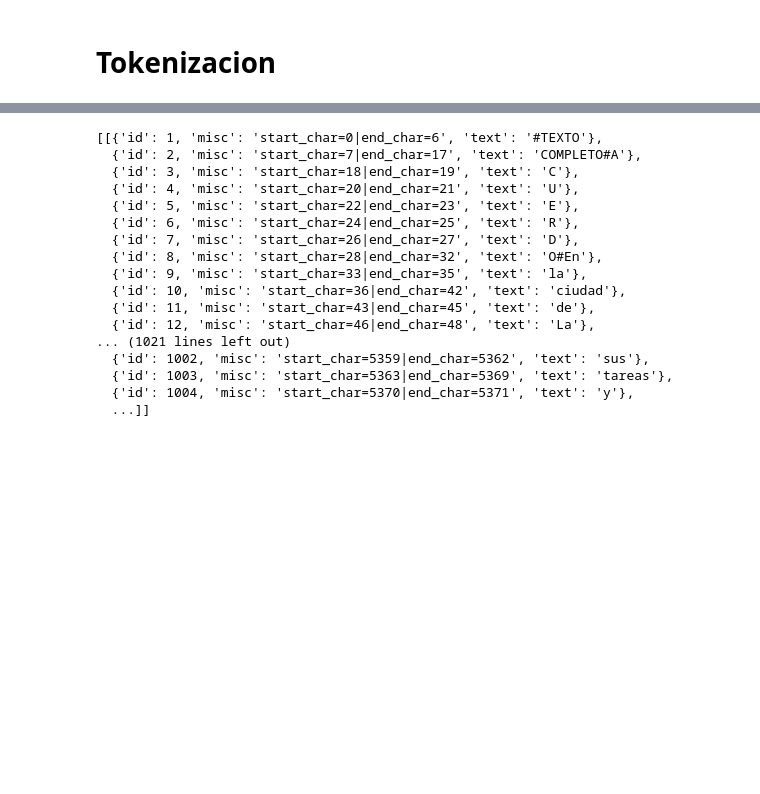
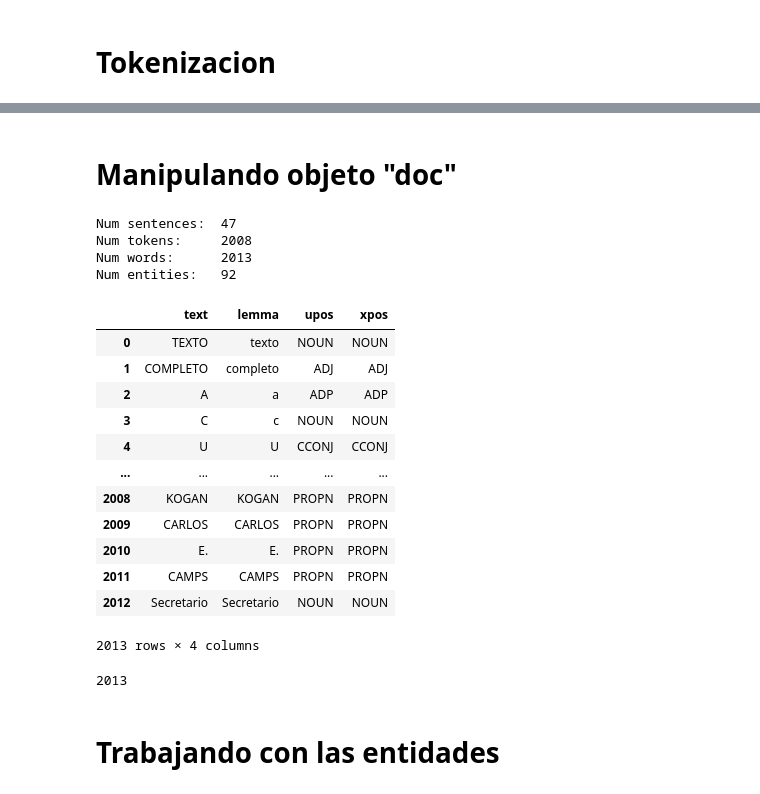
Before and after one commit to castillosebastian/NLU_legal_domain, a Jupyter notebook: NLU_Semantica_Vectoria_II.ipynb, the cells around one changed output, grey strips where cells are left out. Saved outputs shown, nothing was run; the diff lists cells and outputs as text; code cells hidden in the pictures; blank space fills up the shorter version.

```diff
--- a/NLU_Semantica_Vectoria_II.ipynb
+++ b/NLU_Semantica_Vectoria_II.ipynb
@@ -78,23 +102,5 @@ for i, sentence in enumerate(doc.sentences):
     print(*[f'id: {token.id}\ttext: {token.text}' for token in sentence.tokens], sep='\n')
 # %%
 dicts = doc.to_dict() # dicts is List[List[Dict]], representing each token / word in each sentence in the document
-# %%
-dicts
-# %% [output]
-[[{'id': 1, 'misc': 'start_char=0|end_char=6', 'text': '#TEXTO'},
-  {'id': 2, 'misc': 'start_char=7|end_char=17', 'text': 'COMPLETO#A'},
-  {'id': 3, 'misc': 'start_char=18|end_char=19', 'text': 'C'},
-  {'id': 4, 'misc': 'start_char=20|end_char=21', 'text': 'U'},
-  {'id': 5, 'misc': 'start_char=22|end_char=23', 'text': 'E'},
-  {'id': 6, 'misc': 'start_char=24|end_char=25', 'text': 'R'},
-  {'id': 7, 'misc': 'start_char=26|end_char=27', 'text': 'D'},
-  {'id': 8, 'misc': 'start_char=28|end_char=32', 'text': 'O#En'},
-  {'id': 9, 'misc': 'start_char=33|end_char=35', 'text': 'la'},
-  {'id': 10, 'misc': 'start_char=36|end_char=42', 'text': 'ciudad'},
-  {'id': 11, 'misc': 'start_char=43|end_char=45', 'text': 'de'},
-  {'id': 12, 'misc': 'start_char=46|end_char=48', 'text': 'La'},
-... (1021 lines left out)
-  {'id': 1002, 'misc': 'start_char=5359|end_char=5362', 'text': 'sus'},
-  {'id': 1003, 'misc': 'start_char=5363|end_char=5369', 'text': 'tareas'},
-  {'id': 1004, 'misc': 'start_char=5370|end_char=5371', 'text': 'y'},
-  ...]]
+# %% [markdown]
+# Manipulando objeto "doc"
@@ -100,0 +113,47 @@ dicts
+# %%
+print_doc_info(doc)
+# %% [output]
+Num sentences:  47
+Num tokens:     2008
+Num words:      2013
+Num entities:   92
+# %%
+def word_info_df(doc):
+    """
+    - Parameters: doc (a Stanza Document object)
+    - Returns: A Pandas DataFrame object with one row for each token in
+      doc, and columns for text, lemma, upos, and xpos.
+    """
+    rows = []
+    for sentence in doc.sentences:
+        for word in sentence.words:
+            row = {
+                "text": word.text,
+                "lemma": word.lemma,
+                "upos": word.upos,
+                "xpos": word.xpos,
+            }
+            rows.append(row)
+    return pd.DataFrame(rows)
+# %%
+word_info_df(doc)
+# %% [output]
+|  | text | lemma | upos | xpos |
+| 0 | TEXTO | texto | NOUN | NOUN |
+| 1 | COMPLETO | completo | ADJ | ADJ |
+| 2 | A | a | ADP | ADP |
+| 3 | C | c | NOUN | NOUN |
+| 4 | U | U | CCONJ | CCONJ |
+| ... | ... | ... | ... | ... |
+| 2008 | KOGAN | KOGAN | PROPN | PROPN |
+| 2009 | CARLOS | CARLOS | PROPN | PROPN |
+| 2010 | E. | E. | PROPN | PROPN |
+| 2011 | CAMPS | CAMPS | PROPN | PROPN |
+| 2012 | Secretario | Secretario | NOUN | NOUN |
+2013 rows × 4 columns
+# %%
+doc.num_words
+# %% [output]
+2013
+# %% [markdown]
+# Trabajando con las entidades
```
Also changed, not shown: parts of 28 cells of this notebook.
